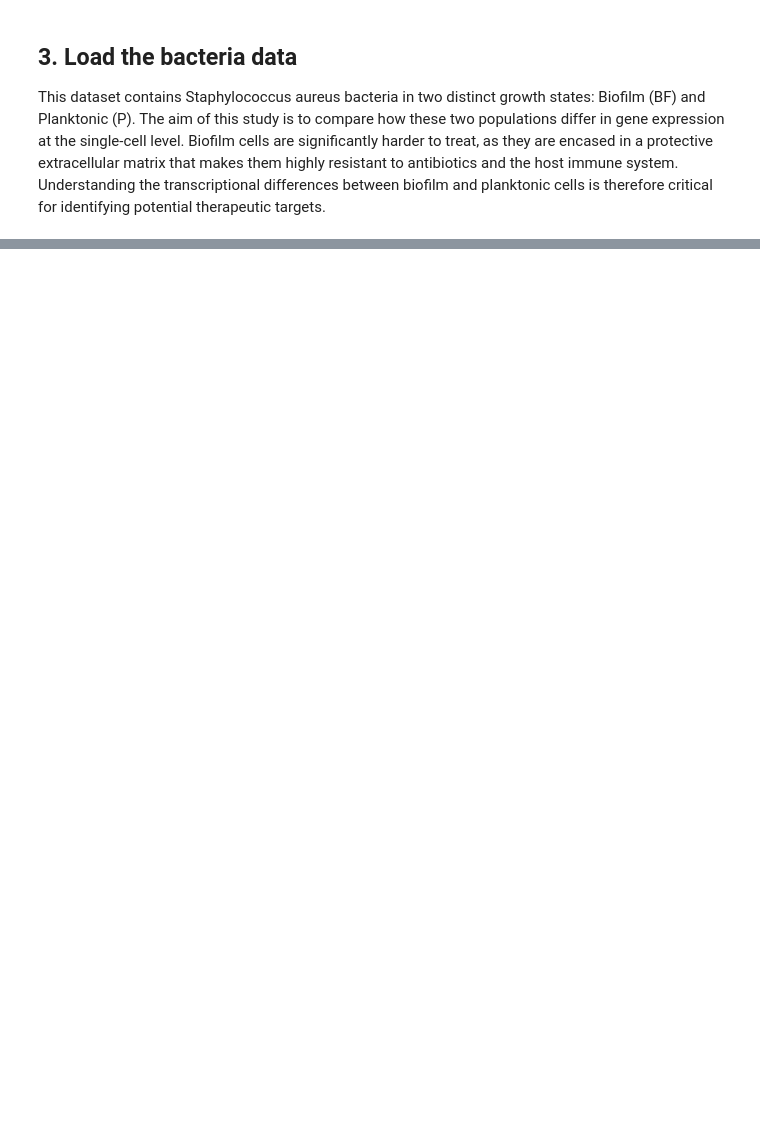
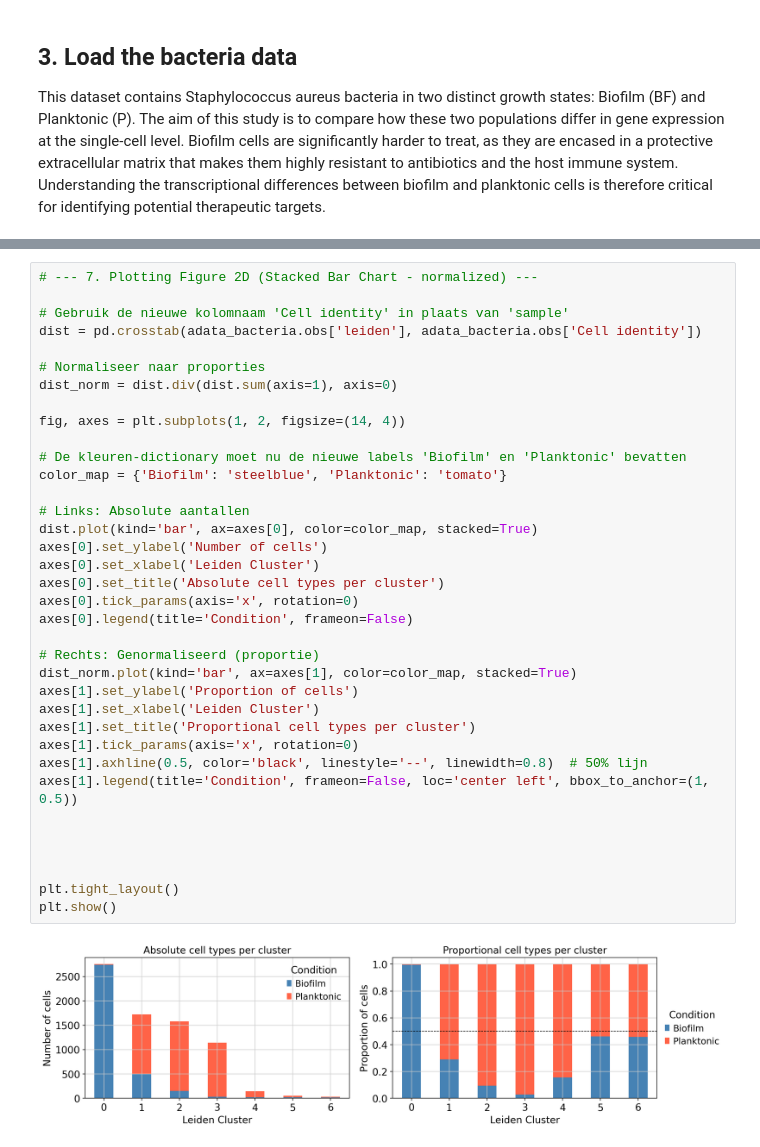
Before and after one commit to NathanvaBIT/mygitdirectory, a Jupyter notebook: Bacteria_unsupervised_learning.ipynb, the cells around one changed output, grey strips where cells are left out. Drawn from its saved outputs; the diff is of its cells as text; blank space fills up the shorter version.

```diff
--- a/Bacteria_unsupervised_learning.ipynb
+++ b/Bacteria_unsupervised_learning.ipynb
@@ -293,0 +220,38 @@ sc.pl.umap(adata_bacteria, color=['Type_of_cells', 'celltypist_prediction'], leg
+# %%
+# --- 7. Plotting Figure 2D (Stacked Bar Chart - normalized) ---
+
+# Gebruik de nieuwe kolomnaam 'Cell identity' in plaats van 'sample'
+dist = pd.crosstab(adata_bacteria.obs['leiden'], adata_bacteria.obs['Cell identity'])
+
+# Normaliseer naar proporties
+dist_norm = dist.div(dist.sum(axis=1), axis=0)
+
+fig, axes = plt.subplots(1, 2, figsize=(14, 4))
+
+# De kleuren-dictionary moet nu de nieuwe labels 'Biofilm' en 'Planktonic' bevatten
+color_map = {'Biofilm': 'steelblue', 'Planktonic': 'tomato'}
+
+# Links: Absolute aantallen
+dist.plot(kind='bar', ax=axes[0], color=color_map, stacked=True)
+axes[0].set_ylabel('Number of cells')
+axes[0].set_xlabel('Leiden Cluster')
+axes[0].set_title('Absolute cell types per cluster')
+axes[0].tick_params(axis='x', rotation=0)
+axes[0].legend(title='Condition', frameon=False)
+
+# Rechts: Genormaliseerd (proportie)
+dist_norm.plot(kind='bar', ax=axes[1], color=color_map, stacked=True)
+axes[1].set_ylabel('Proportion of cells')
+axes[1].set_xlabel('Leiden Cluster')
+axes[1].set_title('Proportional cell types per cluster')
+axes[1].tick_params(axis='x', rotation=0)
+axes[1].axhline(0.5, color='black', linestyle='--', linewidth=0.8)  # 50% lijn
+axes[1].legend(title='Condition', frameon=False, loc='center left', bbox_to_anchor=(1, 0.5))
+
+
+
+
+plt.tight_layout()
+plt.show()
+# %% [output]
+[figure, added]
```
Also changed, not shown: parts of 43 cells of this notebook.
